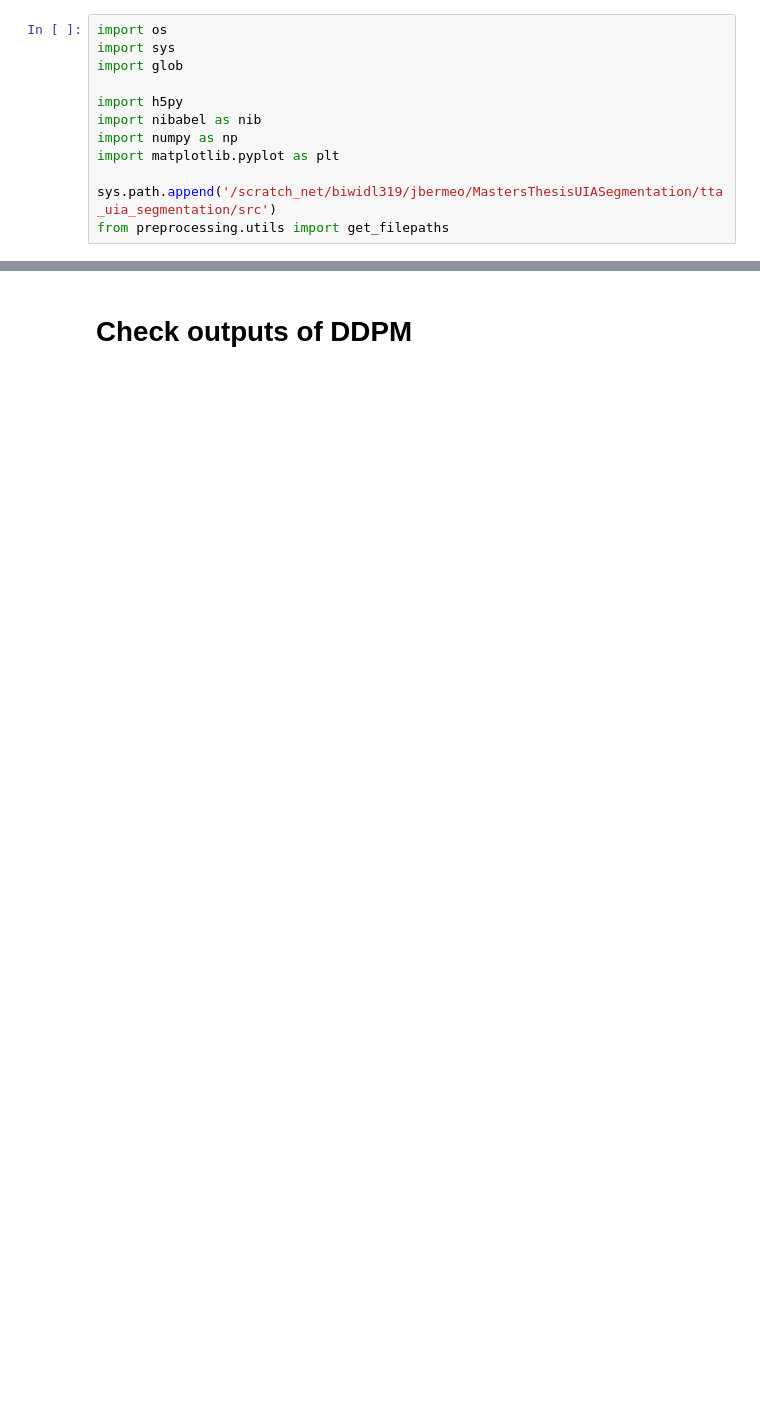
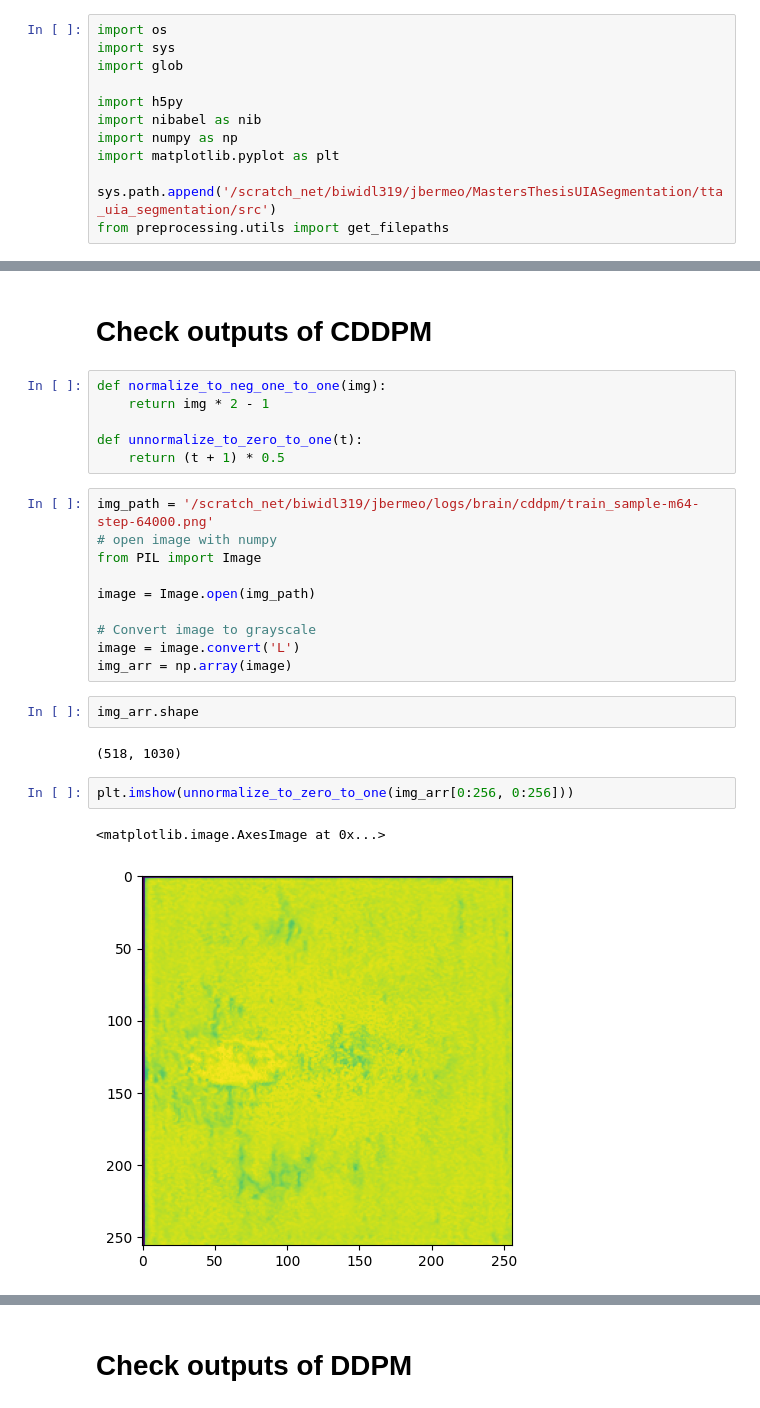
Before and after one commit to JdbermeoUZH/MastersThesisUIASegmentation, a Jupyter notebook: notebooks/random_stuff.ipynb, the cells around one changed output, grey strips where cells are left out. Drawn from its saved outputs; the diff is of its cells as text; blank space fills up the shorter version.

Commit message:
ran first cddpm job, sucked

```diff
--- a/notebooks/random_stuff.ipynb
+++ b/notebooks/random_stuff.ipynb
@@ -12,0 +34,27 @@ from preprocessing.utils import get_filepaths
+# %% [markdown]
+# Check outputs of CDDPM
+# %%
+def normalize_to_neg_one_to_one(img):
+    return img * 2 - 1
+
+def unnormalize_to_zero_to_one(t):
+    return (t + 1) * 0.5
+# %%
+img_path = '/scratch_net/biwidl319/jbermeo/logs/brain/cddpm/train_sample-m64-step-64000.png'
+# open image with numpy
+from PIL import Image
+
+image = Image.open(img_path)
+
+# Convert image to grayscale
+image = image.convert('L')
+img_arr = np.array(image)
+# %%
+img_arr.shape
+# %% [output]
+(518, 1030)
+# %%
+plt.imshow(unnormalize_to_zero_to_one(img_arr[0:256, 0:256]))
+# %% [output]
+<matplotlib.image.AxesImage at 0x...>
+[figure, added]
```
Also changed, not shown: parts of 14 cells of this notebook, 3 other files.
